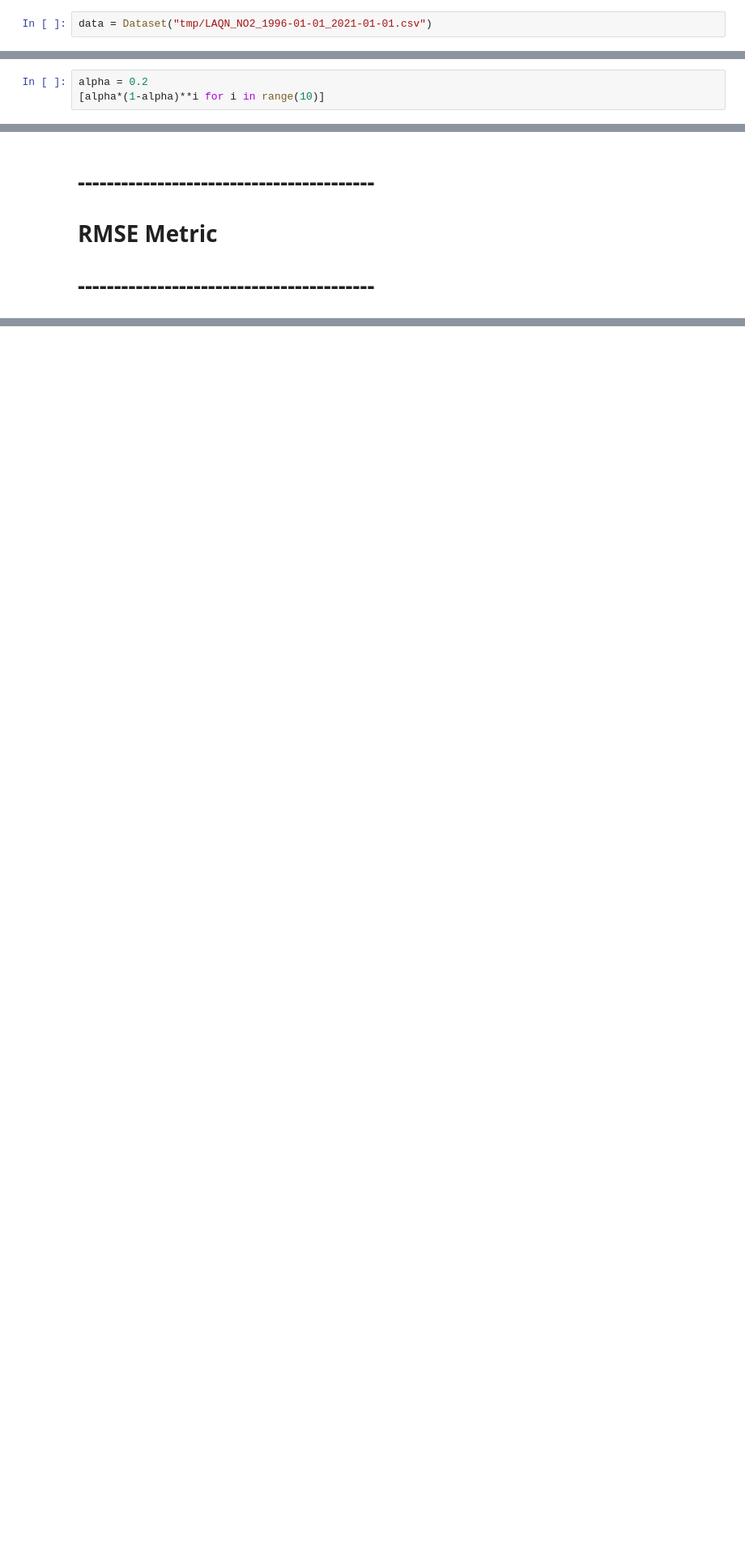
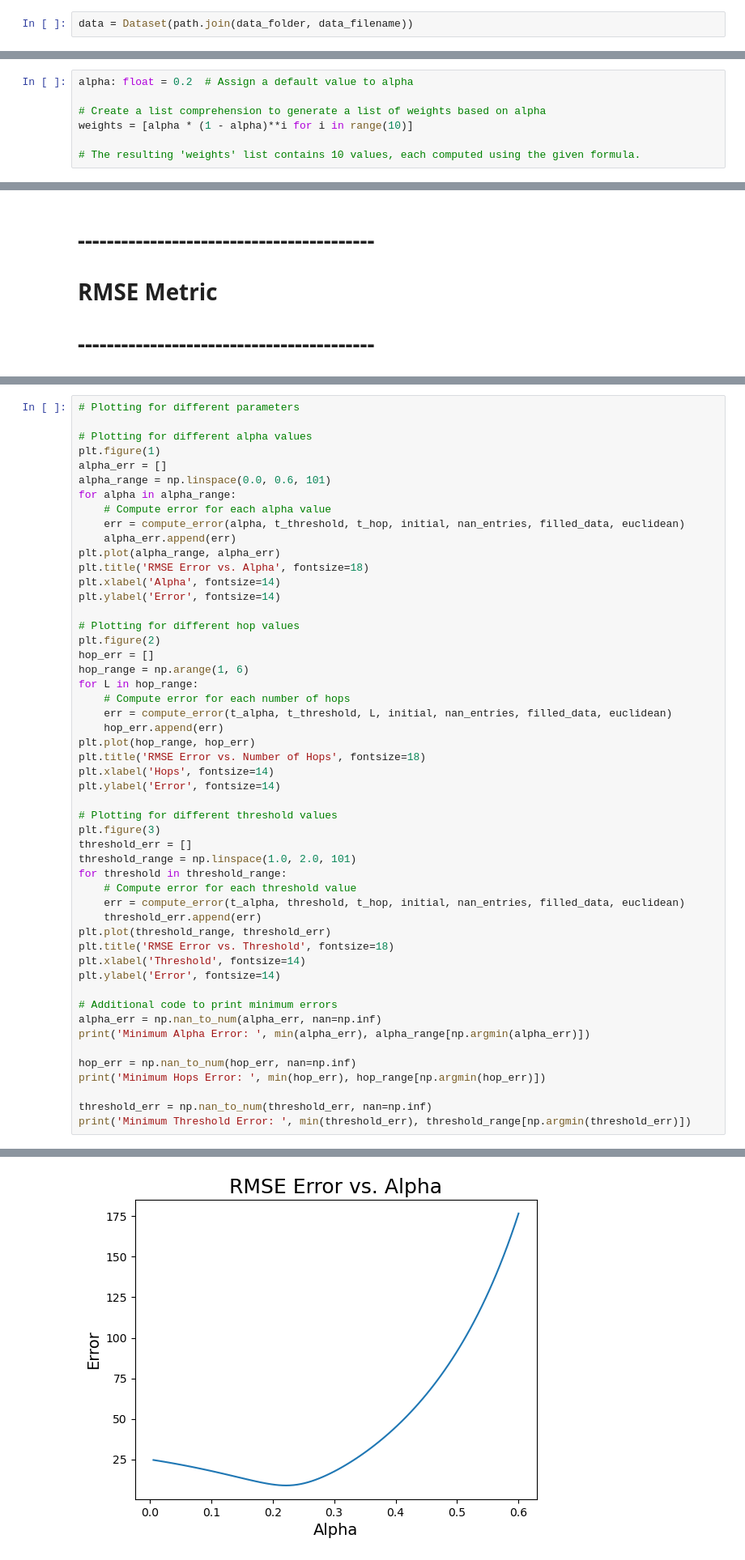
Before and after one commit to michellewl/AQ-graph-prop, a Jupyter notebook: NO2_propagation.ipynb, the cells around one changed output, grey strips where cells are left out. Shown: that part at 81% size. Cells and saved outputs as stored; diff of their text form; blank space fills up the shorter version.

Commit message:
Code annotation and streamlined optimisation function to compute_error.

```diff
--- a/NO2_propagation.ipynb
+++ b/NO2_propagation.ipynb
@@ -146,7 +226,7 @@ class ComputeAM():
 # %% [markdown]
 ## (a) Test Dataset
 # %%
-data = Dataset("tmp/LAQN_NO2_1996-01-01_2021-01-01.csv")
+data = Dataset(path.join(data_folder, data_filename))
 # %%
 grouped = data.group('D')
 # %%
@@ -281,5 +536,9 @@ def compute_progation_matrix(data, euclideans, threshold, L=None, alpha=None, w=
     return Z, A
 # %%
-alpha = 0.2
-[alpha*(1-alpha)**i for i in range(10)]
+alpha: float = 0.2  # Assign a default value to alpha
+
+# Create a list comprehension to generate a list of weights based on alpha
+weights = [alpha * (1 - alpha)**i for i in range(10)]
+
+# The resulting 'weights' list contains 10 values, each computed using the given formula.
 # %% [markdown]
@@ -452,0 +815,52 @@ print(min(alpha_err))
+# %%
+# Plotting for different parameters
+
+# Plotting for different alpha values
+plt.figure(1)
+alpha_err = []
+alpha_range = np.linspace(0.0, 0.6, 101)
+for alpha in alpha_range:
+    # Compute error for each alpha value
+    err = compute_error(alpha, t_threshold, t_hop, initial, nan_entries, filled_data, euclidean)
+    alpha_err.append(err)
+plt.plot(alpha_range, alpha_err)
+plt.title('RMSE Error vs. Alpha', fontsize=18)
+plt.xlabel('Alpha', fontsize=14)
+plt.ylabel('Error', fontsize=14)
+
+# Plotting for different hop values
+plt.figure(2)
+hop_err = []
+hop_range = np.arange(1, 6)
+for L in hop_range:
+    # Compute error for each number of hops
+    err = compute_error(t_alpha, t_threshold, L, initial, nan_entries, filled_data, euclidean)
+    hop_err.append(err)
+plt.plot(hop_range, hop_err)
+plt.title('RMSE Error vs. Number of Hops', fontsize=18)
+plt.xlabel('Hops', fontsize=14)
+plt.ylabel('Error', fontsize=14)
+
+# Plotting for different threshold values
+plt.figure(3)
+threshold_err = []
+threshold_range = np.linspace(1.0, 2.0, 101)
+for threshold in threshold_range:
+    # Compute error for each threshold value
+    err = compute_error(t_alpha, threshold, t_hop, initial, nan_entries, filled_data, euclidean)
+    threshold_err.append(err)
+plt.plot(threshold_range, threshold_err)
+plt.title('RMSE Error vs. Threshold', fontsize=18)
+plt.xlabel('Threshold', fontsize=14)
+plt.ylabel('Error', fontsize=14)
+
+# Additional code to print minimum errors
+alpha_err = np.nan_to_num(alpha_err, nan=np.inf)
+print('Minimum Alpha Error: ', min(alpha_err), alpha_range[np.argmin(alpha_err)])
+
+hop_err = np.nan_to_num(hop_err, nan=np.inf)
+print('Minimum Hops Error: ', min(hop_err), hop_range[np.argmin(hop_err)])
+
+threshold_err = np.nan_to_num(threshold_err, nan=np.inf)
+print('Minimum Threshold Error: ', min(threshold_err), threshold_range[np.argmin(threshold_err)])
+# %% [output]
@@ -452,0 +870 @@ print(min(alpha_err))
+[figure, added]
```
Also changed, not shown: parts of 35 cells of this notebook.
